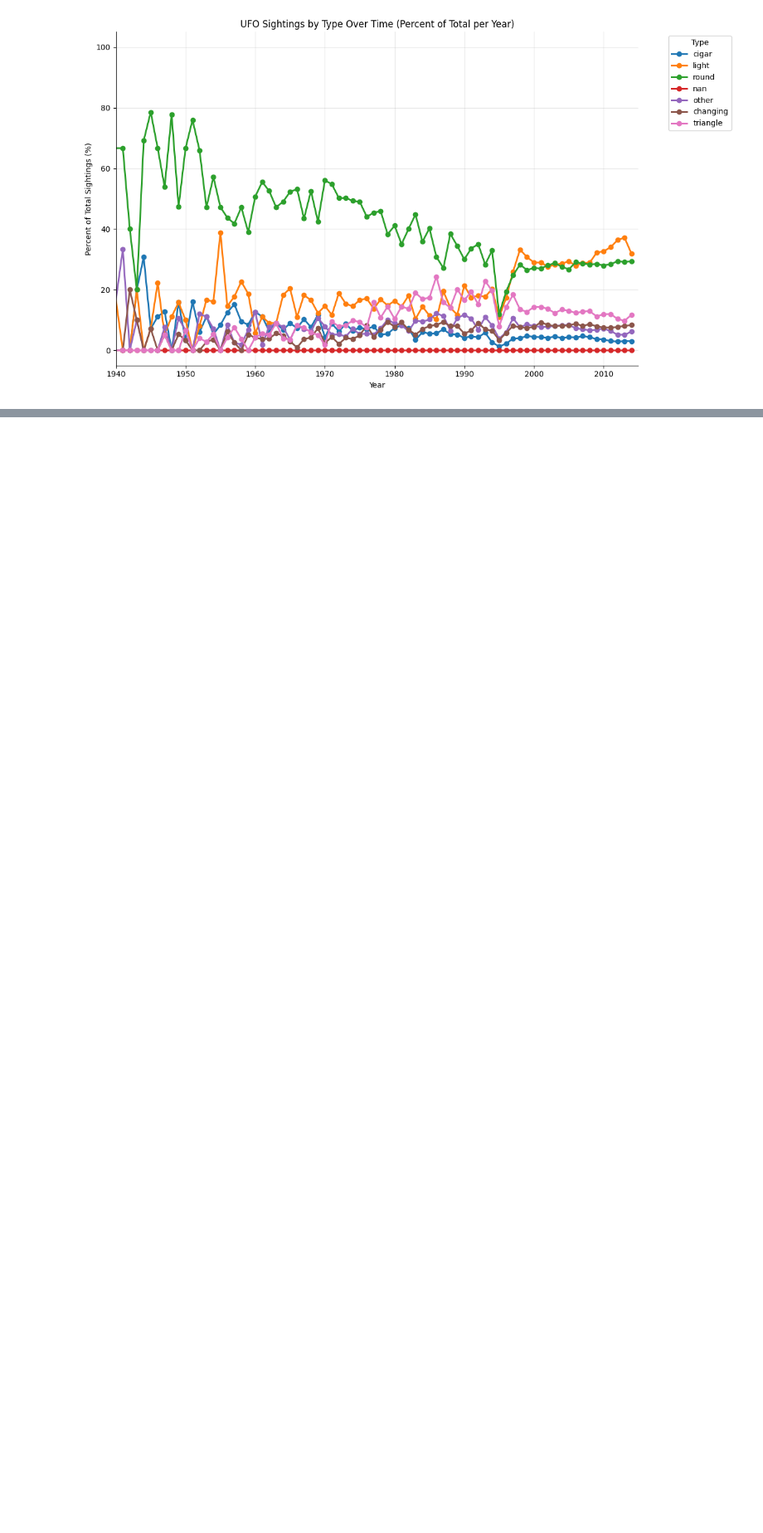
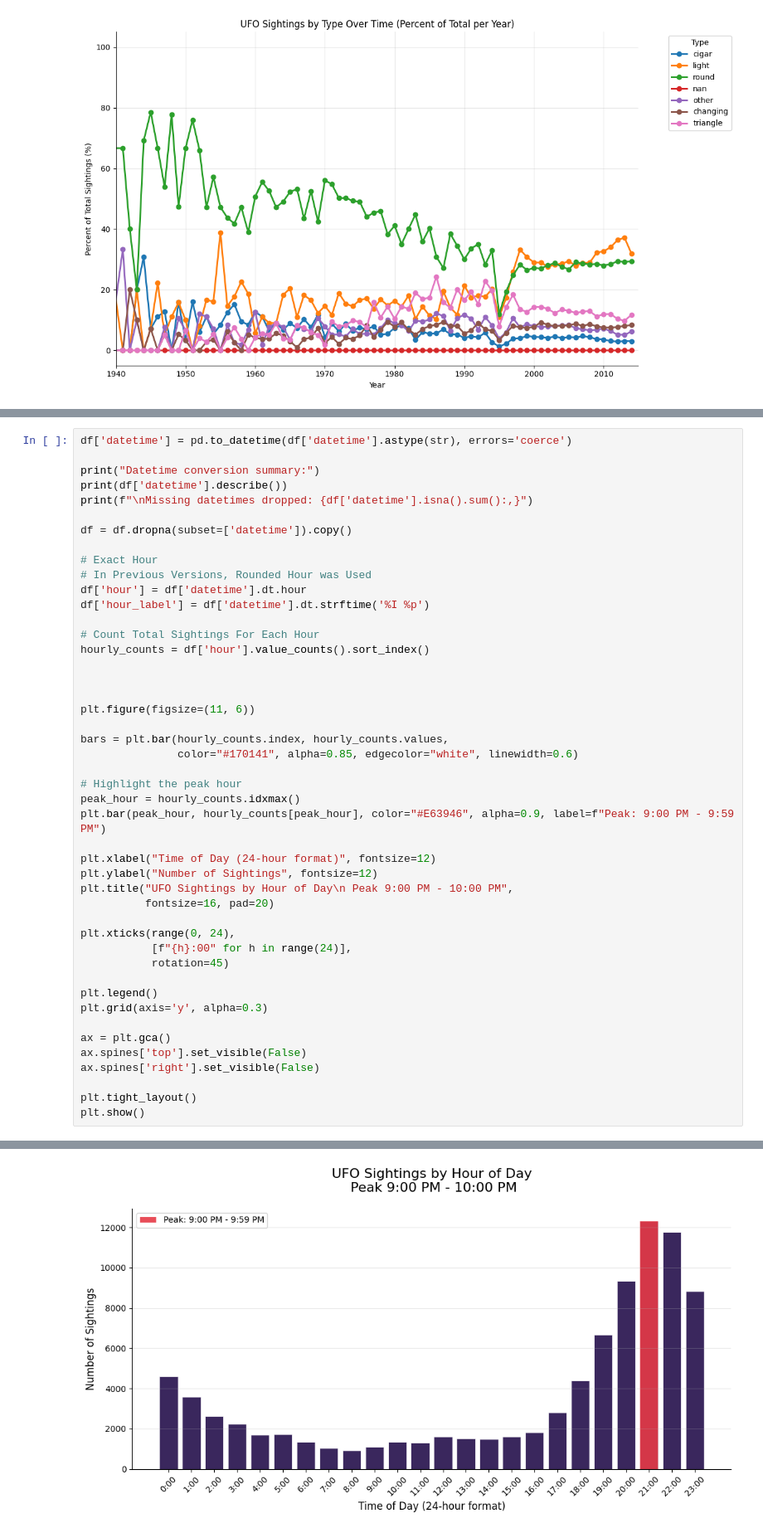
Before and after one commit to wslider/anomalous-sightings-archive, a Jupyter notebook: complete_analysis.ipynb, the cells around one changed output, grey strips where cells are left out. Shown at 83% size. Drawn from its saved outputs; the diff is of its cells as text; blank space fills up the shorter version.

```diff
--- a/complete_analysis.ipynb
+++ b/complete_analysis.ipynb
@@ -487,0 +539,47 @@ plt.show()
+# %%
+df['datetime'] = pd.to_datetime(df['datetime'].astype(str), errors='coerce')
+
+print("Datetime conversion summary:")
+print(df['datetime'].describe())
+print(f"\nMissing datetimes dropped: {df['datetime'].isna().sum():,}")
+
+df = df.dropna(subset=['datetime']).copy()
+
+# Exact Hour
+# In Previous Versions, Rounded Hour was Used
+df['hour'] = df['datetime'].dt.hour
+df['hour_label'] = df['datetime'].dt.strftime('%I %p')
+
+# Count Total Sightings For Each Hour
+hourly_counts = df['hour'].value_counts().sort_index()
+
+
+
+plt.figure(figsize=(11, 6))
+
+bars = plt.bar(hourly_counts.index, hourly_counts.values,
+               color="#170141", alpha=0.85, edgecolor="white", linewidth=0.6)
+
+# Highlight the peak hour
+peak_hour = hourly_counts.idxmax()
+plt.bar(peak_hour, hourly_counts[peak_hour], color="#E63946", alpha=0.9, label=f"Peak: 9:00 PM - 9:59 PM")
+
+plt.xlabel("Time of Day (24-hour format)", fontsize=12)
+plt.ylabel("Number of Sightings", fontsize=12)
+plt.title("UFO Sightings by Hour of Day\n Peak 9:00 PM - 10:00 PM",
+          fontsize=16, pad=20)
+
+plt.xticks(range(0, 24),
+           [f"{h}:00" for h in range(24)],
+           rotation=45)
+
+plt.legend()
+plt.grid(axis='y', alpha=0.3)
+
+ax = plt.gca()
+ax.spines['top'].set_visible(False)
+ax.spines['right'].set_visible(False)
+
+plt.tight_layout()
+plt.show()
+# %% [output]
@@ -487,0 +597 @@ plt.show()
+[figure, added]
```
Also changed, not shown: parts of 19 cells of this notebook, 6 other files.
